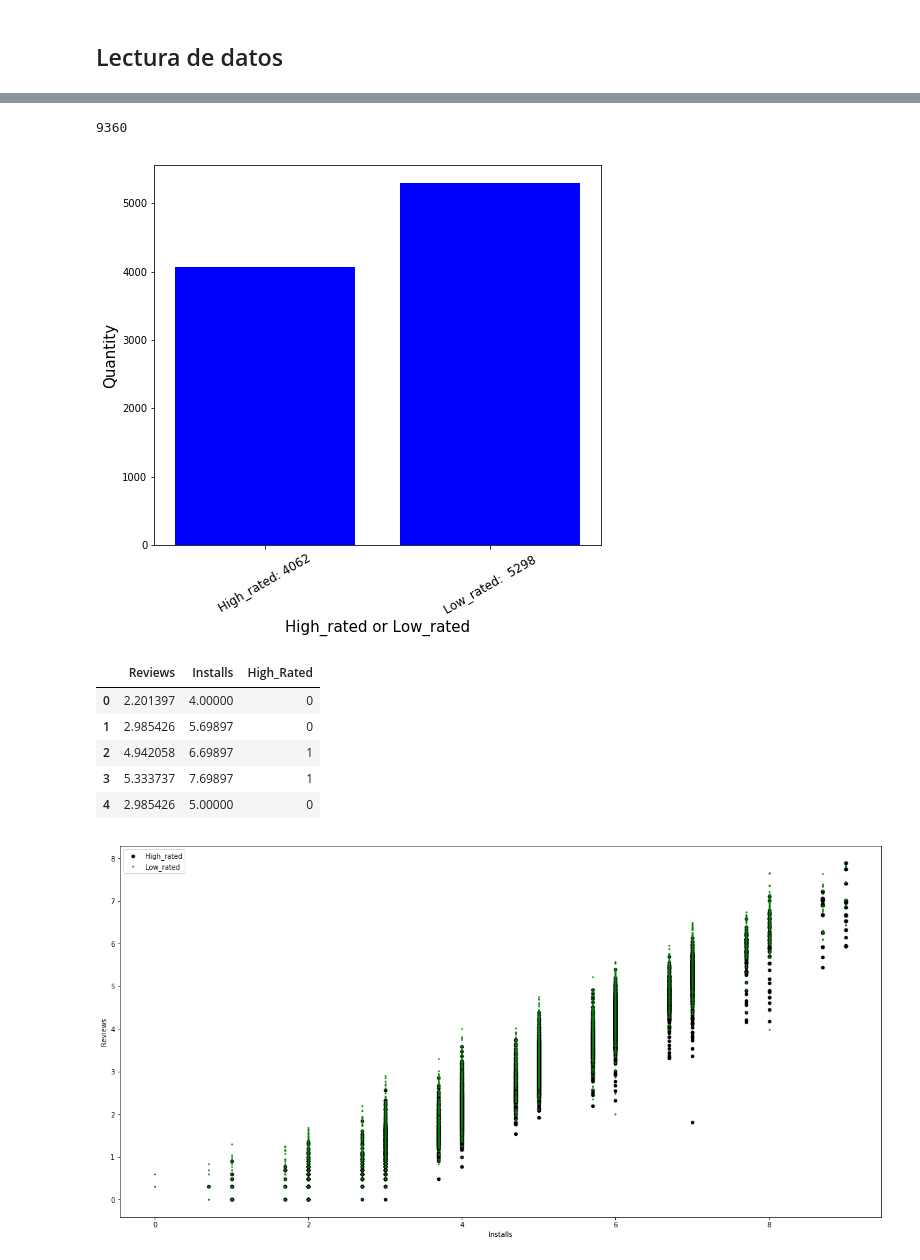
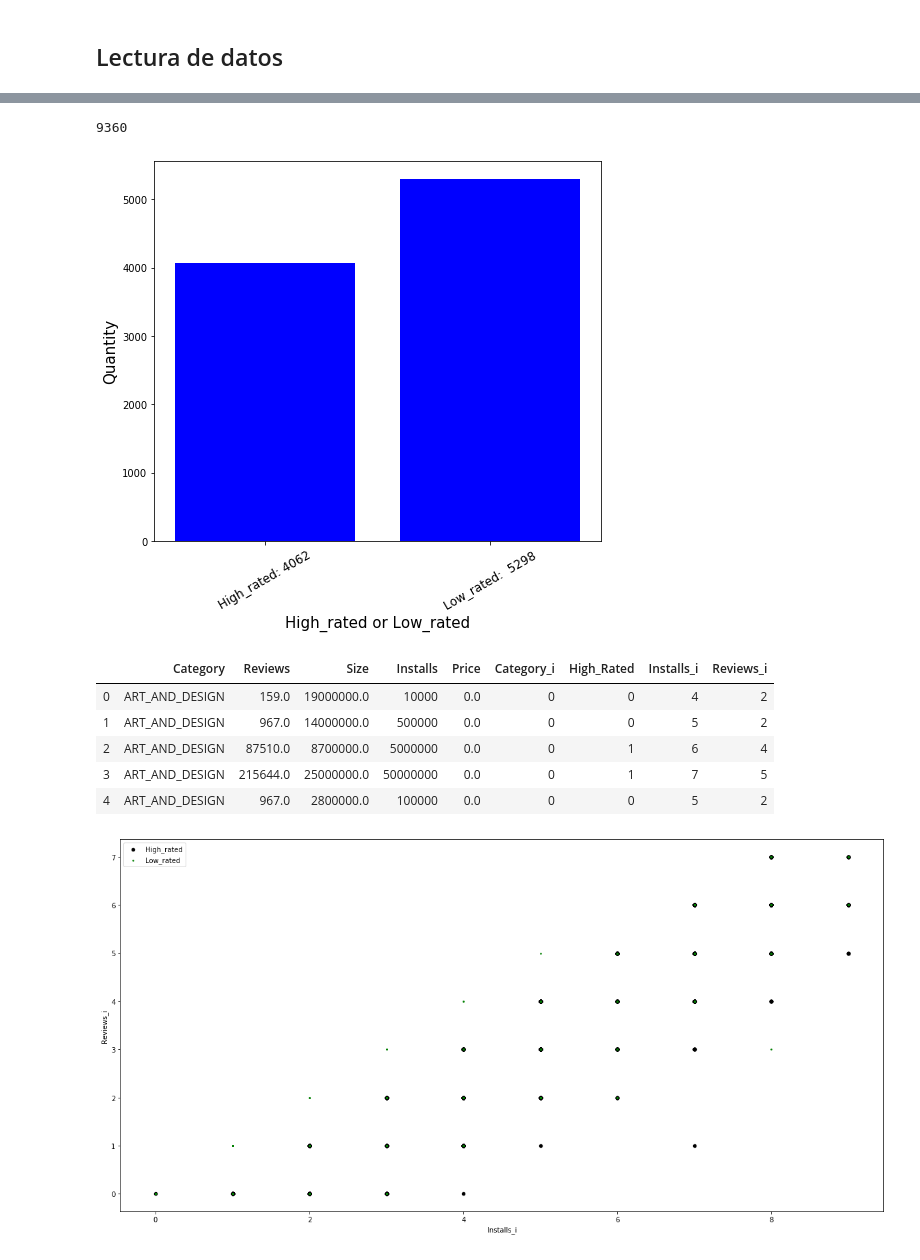
Before and after one commit to Filinouns/AAMD, a Jupyter notebook: PF/Finalisima.ipynb, the cells around one changed output, grey strips where cells are left out. Drawn from its saved outputs; the diff is of its cells as text; code cells hidden in the pictures.

```diff
--- a/PF/Finalisima.ipynb
+++ b/PF/Finalisima.ipynb
@@ -111,6 +111,9 @@ def transform_data(data):
     #Installs
     data["Installs"] = data["Installs"].map(installs_trans)
 
+    data["Installs_i"] = np.floor(np.log10(data["Installs"])).astype(int)
+
+
     #Transformacion del "Content Rating" a enteros por cada valor unico
     RatingL = data["Content Rating"].unique()
     RatingDict = {}
@@ -129,6 +132,8 @@ def transform_data(data):
 
     #Reviews
     data["Reviews"] = data["Reviews"].map(review_trans).astype(float)
+    data["Reviews_i"] = np.floor(np.log10(data["Reviews"])).astype(int)
+
 
     #Eliminando los parametros que no utilizaremos ya que no son relevantes
     data.drop(labels = ['Last Updated', 'App', 'Genres', 'Rating', 'Type', 'Content Rating',
@@ -248,47 +258,47 @@ plt.savefig('High_rated and Low_rated.png')
 #Mayor número de muestras comestibles que venenosas, como se puede observar en la gráfica
 # %% [output]
 9360
-[figure, old version]
+[figure, new version]
 # %%
 d.head()
 # %% [output]
-|  | Reviews | Installs | High_Rated |
-| 0 | 2.201397 | 4.00000 | 0 |
-| 1 | 2.985426 | 5.69897 | 0 |
-| 2 | 4.942058 | 6.69897 | 1 |
-| 3 | 5.333737 | 7.69897 | 1 |
-| 4 | 2.985426 | 5.00000 | 0 |
+|  | Category | Reviews | Size | Installs | Price | Category_i | High_Rated | Installs_i | Reviews_i |
+| 0 | ART_AND_DESIGN | 159.0 | 19000000.0 | 10000 | 0.0 | 0 | 0 | 4 | 2 |
+| 1 | ART_AND_DESIGN | 967.0 | 14000000.0 | 500000 | 0.0 | 0 | 0 | 5 | 2 |
+| 2 | ART_AND_DESIGN | 87510.0 | 8700000.0 | 5000000 | 0.0 | 0 | 1 | 6 | 4 |
+| 3 | ART_AND_DESIGN | 215644.0 | 25000000.0 | 50000000 | 0.0 | 0 | 1 | 7 | 5 |
+| 4 | ART_AND_DESIGN | 967.0 | 2800000.0 | 100000 | 0.0 | 0 | 0 | 5 | 2 |
 # %%
 def dibuja_graf(D, legend, xLabel, yLabel):
     i = 0
 
     highRatedI = []
     highRatedR = []
     lowRatedI = []
     lowRatedR = []
 
     while i < len(D):
         if(D["High_Rated"][i] == 0):
-            lowRatedR.append(D["Reviews"][i])
-            lowRatedI.append(D["Installs"][i])
+            lowRatedR.append(D["Reviews_i"][i])
+            lowRatedI.append(D["Installs_i"][i])
         else:
-            highRatedR.append(D["Reviews"][i])
-            highRatedI.append(D["Installs"][i])
+            highRatedR.append(D["Reviews_i"][i])
+            highRatedI.append(D["Installs_i"][i])
         i += 1
 
     plt.figure(figsize=(20,10))
     plt.scatter(lowRatedI, lowRatedR, marker='o', c = 'k', s=20)
     plt.scatter(highRatedI, highRatedR, marker='.', c = 'g', s=10)
     plt.legend(legend)
 
     plt.xlabel(xLabel)
     plt.ylabel(yLabel)
 
     plt.savefig('Visualization data.png')
 
-dibuja_graf(d, ['High_rated', 'Low_rated'], 'Installs', 'Reviews')
+dibuja_graf(d, ['High_rated', 'Low_rated'], 'Installs_i', 'Reviews_i')
 # %% [output]
-[figure, old version]
+[figure, new version]
 # %%
 # ------------------------------
 # Regresion Logistica
```
Also changed, not shown: parts of 5 cells of this notebook, 5 other files.
